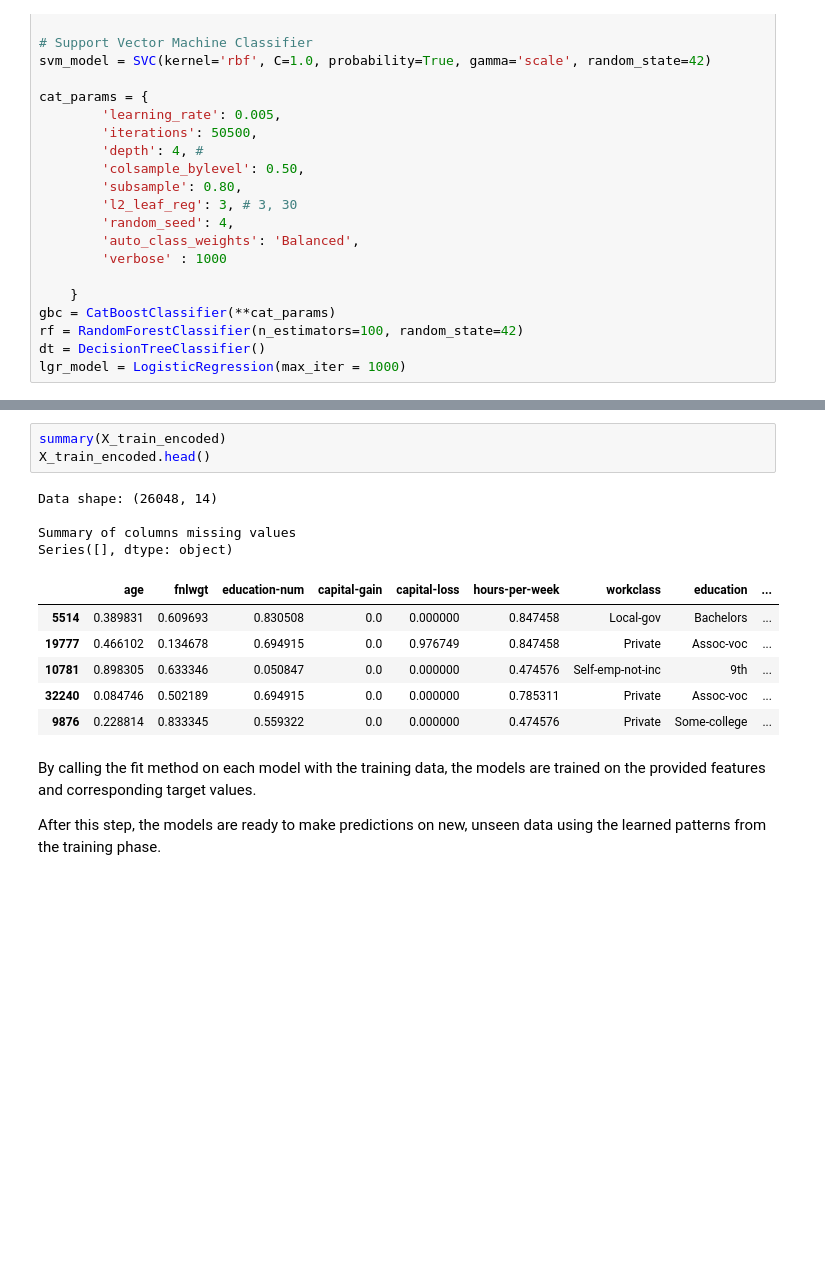
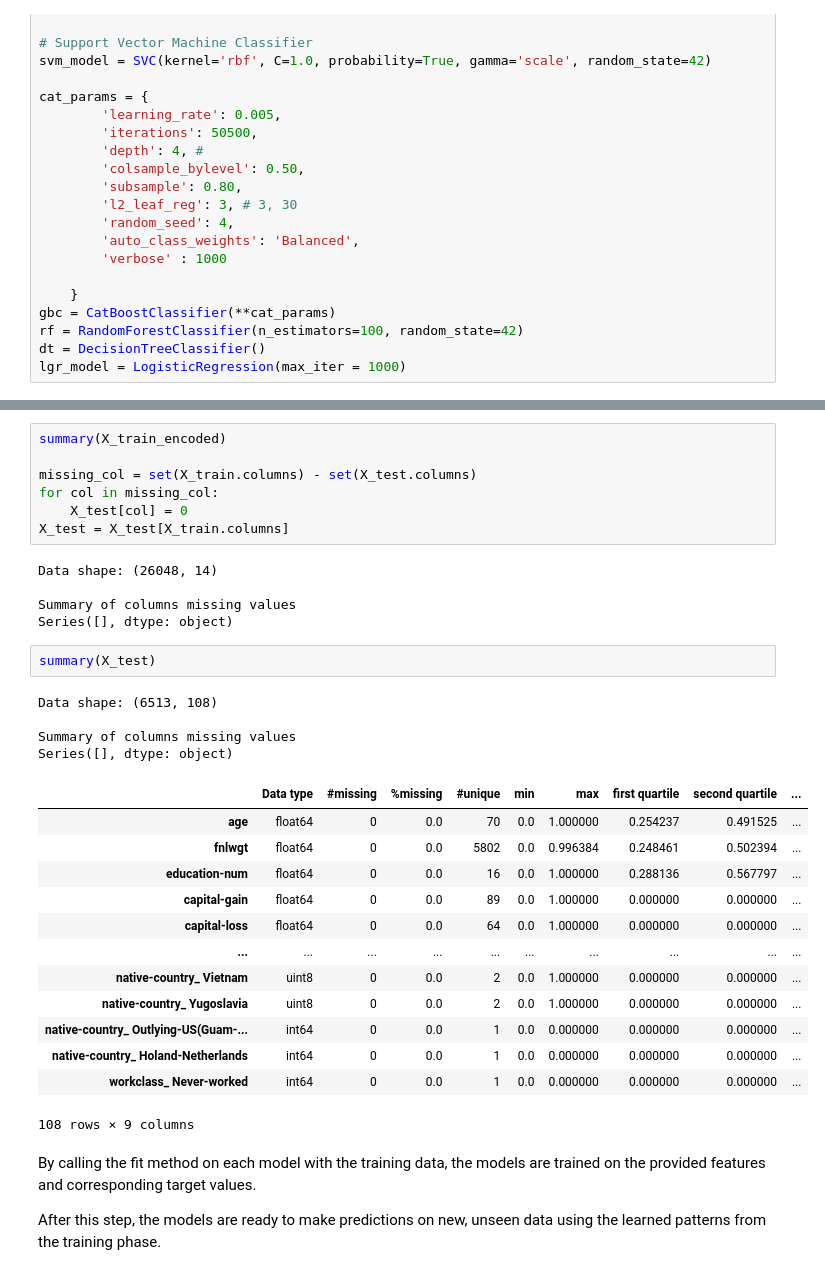
Before and after one commit to mmender2/Ai-DataScience, a Jupyter notebook: EnsembleClassification.ipynb, the cells around one changed output, grey strips where cells are left out. Drawn from its saved outputs; the diff is of its cells as text; blank space fills up the shorter version.

```diff
--- a/EnsembleClassification.ipynb
+++ b/EnsembleClassification.ipynb
@@ -390,18 +390,36 @@ dt.fit(X_train, np.ravel(np.where(y_train['class'] == ' >50K', 1, 0)))
 DecisionTreeClassifier()
-# %%
-summary(X_train_encoded)
-X_train_encoded.head()
-# %% [output]
-Data shape: (26048, 14)
-
-Summary of columns missing values
-Series([], dtype: object)
-|  | age | fnlwgt | education-num | capital-gain | capital-loss | hours-per-week | workclass | education | ... |
-| 5514 | 0.389831 | 0.609693 | 0.830508 | 0.0 | 0.000000 | 0.847458 | Local-gov | Bachelors | ... |
-| 19777 | 0.466102 | 0.134678 | 0.694915 | 0.0 | 0.976749 | 0.847458 | Private | Assoc-voc | ... |
-| 10781 | 0.898305 | 0.633346 | 0.050847 | 0.0 | 0.000000 | 0.474576 | Self-emp-not-inc | 9th | ... |
-| 32240 | 0.084746 | 0.502189 | 0.694915 | 0.0 | 0.000000 | 0.785311 | Private | Assoc-voc | ... |
-| 9876 | 0.228814 | 0.833345 | 0.559322 | 0.0 | 0.000000 | 0.474576 | Private | Some-college | ... |
+# %%
+summary(X_train_encoded)
+
+missing_col = set(X_train.columns) - set(X_test.columns)
+for col in missing_col:
+    X_test[col] = 0
+X_test = X_test[X_train.columns]
+# %% [output]
+Data shape: (26048, 14)
+
+Summary of columns missing values
+Series([], dtype: object)
+# %%
+summary(X_test)
+# %% [output]
+Data shape: (6513, 108)
+
+Summary of columns missing values
+Series([], dtype: object)
+|  | Data type | #missing | %missing | #unique | min | max | first quartile | second quartile | ... |
+| age | float64 | 0 | 0.0 | 70 | 0.0 | 1.000000 | 0.254237 | 0.491525 | ... |
+| fnlwgt | float64 | 0 | 0.0 | 5802 | 0.0 | 0.996384 | 0.248461 | 0.502394 | ... |
+| education-num | float64 | 0 | 0.0 | 16 | 0.0 | 1.000000 | 0.288136 | 0.567797 | ... |
+| capital-gain | float64 | 0 | 0.0 | 89 | 0.0 | 1.000000 | 0.000000 | 0.000000 | ... |
+| capital-loss | float64 | 0 | 0.0 | 64 | 0.0 | 1.000000 | 0.000000 | 0.000000 | ... |
+| ... | ... | ... | ... | ... | ... | ... | ... | ... | ... |
+| native-country_ Vietnam | uint8 | 0 | 0.0 | 2 | 0.0 | 1.000000 | 0.000000 | 0.000000 | ... |
+| native-country_ Yugoslavia | uint8 | 0 | 0.0 | 2 | 0.0 | 1.000000 | 0.000000 | 0.000000 | ... |
+| native-country_ Outlying-US(Guam-... | int64 | 0 | 0.0 | 1 | 0.0 | 0.000000 | 0.000000 | 0.000000 | ... |
+| native-country_ Holand-Netherlands | int64 | 0 | 0.0 | 1 | 0.0 | 0.000000 | 0.000000 | 0.000000 | ... |
+| workclass_ Never-worked | int64 | 0 | 0.0 | 1 | 0.0 | 0.000000 | 0.000000 | 0.000000 | ... |
+108 rows × 9 columns
 # %% [markdown]
 By calling the fit method on each model with the training data, the models are trained on the provided features and corresponding target values.
 
```
Also changed, not shown: parts of 11 cells of this notebook.
